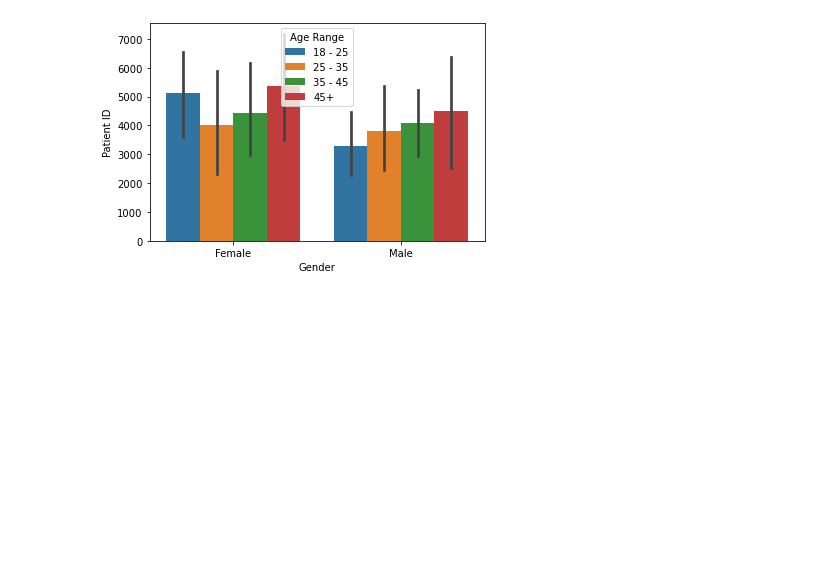
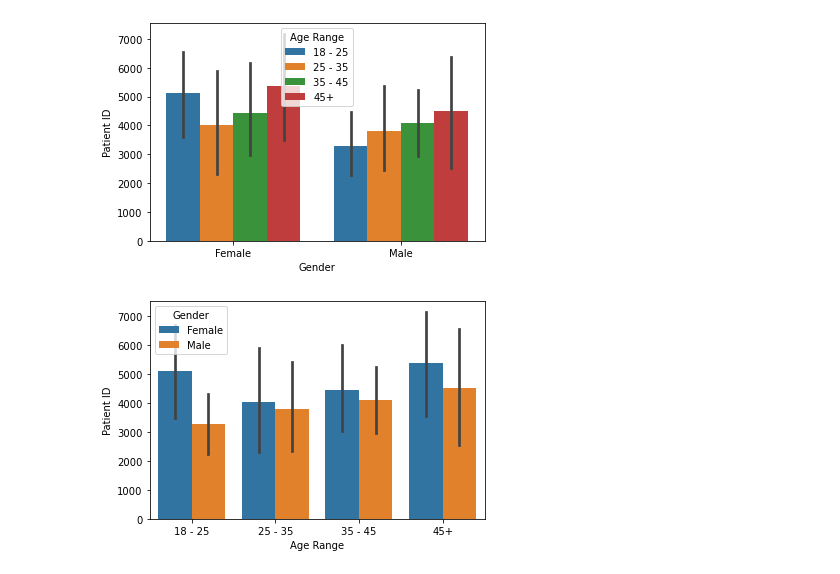
Before and after one commit to joeelorm/Data_Science, a Jupyter notebook: Data Visualization/Data Visualisation_4.ipynb, the cells around one changed output. Cells and saved outputs as stored; diff of their text form; code cells hidden in the pictures; blank space fills up the shorter version.

```diff
--- a/Data Visualization/Data Visualisation_4.ipynb
+++ b/Data Visualization/Data Visualisation_4.ipynb
@@ -98,3 +98,9 @@ sns.barplot(data=df, x="Gender", y="Patient ID", hue="Age Range")
 plt.show()
 # %% [output]
 [figure]
+# %%
+sns.barplot(data=df, x="Age Range", y="Patient ID", hue="Gender")
+
+plt.show()
+# %% [output]
+[figure, added]
```
